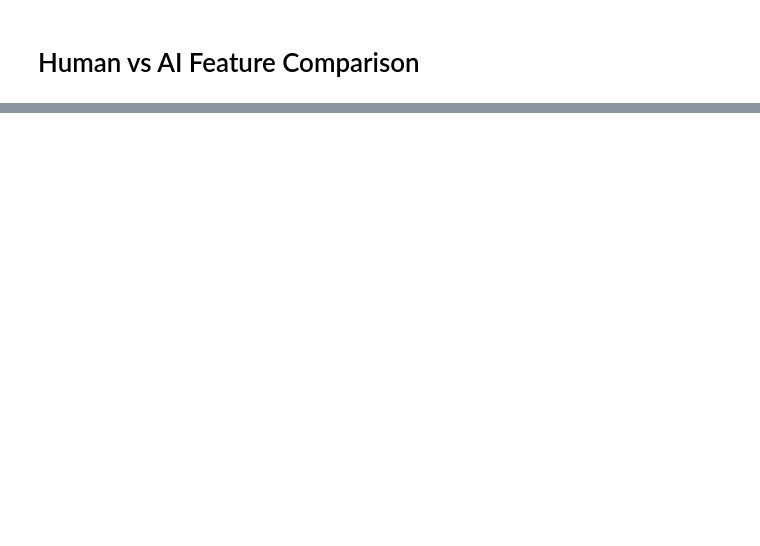
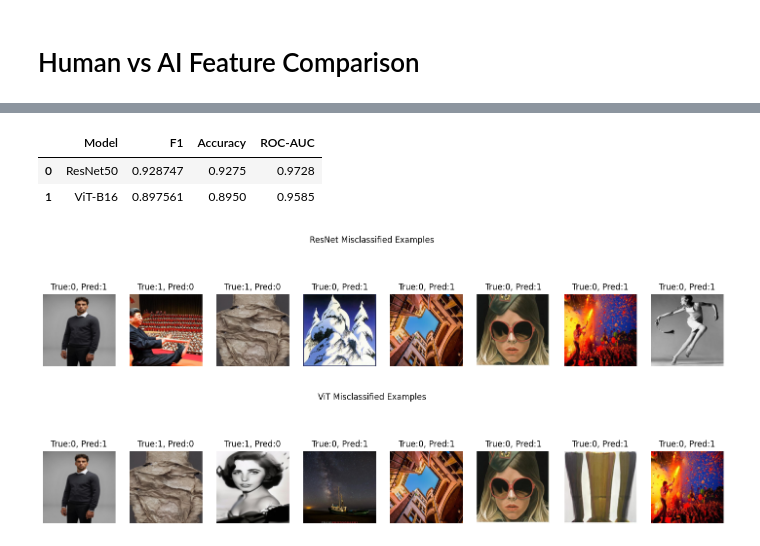
Before and after one commit to apoorvapu/data_science, a Jupyter notebook: HUMAN_vs_AI_art.ipynb, the cells around one changed output, grey strips where cells are left out. Cells and saved outputs as stored; diff of their text form; code cells hidden in the pictures; blank space fills up the shorter version.

```diff
--- a/HUMAN_vs_AI_art.ipynb
+++ b/HUMAN_vs_AI_art.ipynb
@@ -328,0 +622,53 @@ plt.show()
+# %%
+
+from sklearn.metrics import accuracy_score, roc_auc_score
+
+# ResNet metrics
+acc_res = accuracy_score(y_true_res, y_pred_res)
+roc_res = roc_auc_score(y_true_res, y_prob_res)
+
+# ViT metrics
+acc_vit = accuracy_score(y_true_vit, y_pred_vit)
+roc_vit = roc_auc_score(y_true_vit, y_prob_vit)
+
+
+# Combine into results DataFrame
+results_df = pd.DataFrame([
+    {"Model": "ResNet50", "F1": f1_res, "Accuracy": acc_res, "ROC-AUC": roc_res},
+    {"Model": "ViT-B16", "F1": f1_vit, "Accuracy": acc_vit, "ROC-AUC": roc_vit},
+])
+
+display(results_df)
+# %% [output]
+|  | Model | F1 | Accuracy | ROC-AUC |
+| 0 | ResNet50 | 0.928747 | 0.9275 | 0.9728 |
+| 1 | ViT-B16 | 0.897561 | 0.8950 | 0.9585 |
+# %%
+def show_misclassified(model, loader, name, n=8):
+    model.eval()
+    misclassified = []
+    with torch.no_grad():
+        for imgs, labels in loader:
+            imgs, labels = imgs.to(device), labels.to(device)
+            preds = model(imgs).argmax(1)
+            for img, lab, pred in zip(imgs, labels, preds):
+                if lab != pred:
+                    misclassified.append((img.cpu(), lab.item(), pred.item()))
+                if len(misclassified) >= n:
+                    break
+            if len(misclassified) >= n:
+                break
+
+    fig, axes = plt.subplots(1, n, figsize=(18, 4))
+    for ax, (img, lab, pred) in zip(axes, misclassified):
+        ax.imshow(img.permute(1,2,0).numpy())
+        ax.set_title(f"True:{lab}, Pred:{pred}")
+        ax.axis("off")
+    plt.suptitle(f"{name} Misclassified Examples")
+    plt.show()
+
+show_misclassified(best_model_resnet, test_loader, "ResNet")
+show_misclassified(best_model_vit, test_loader, "ViT")
+# %% [output]
+[figure, added]
+[figure, added]
```
Also changed, not shown: parts of 16 cells of this notebook.
